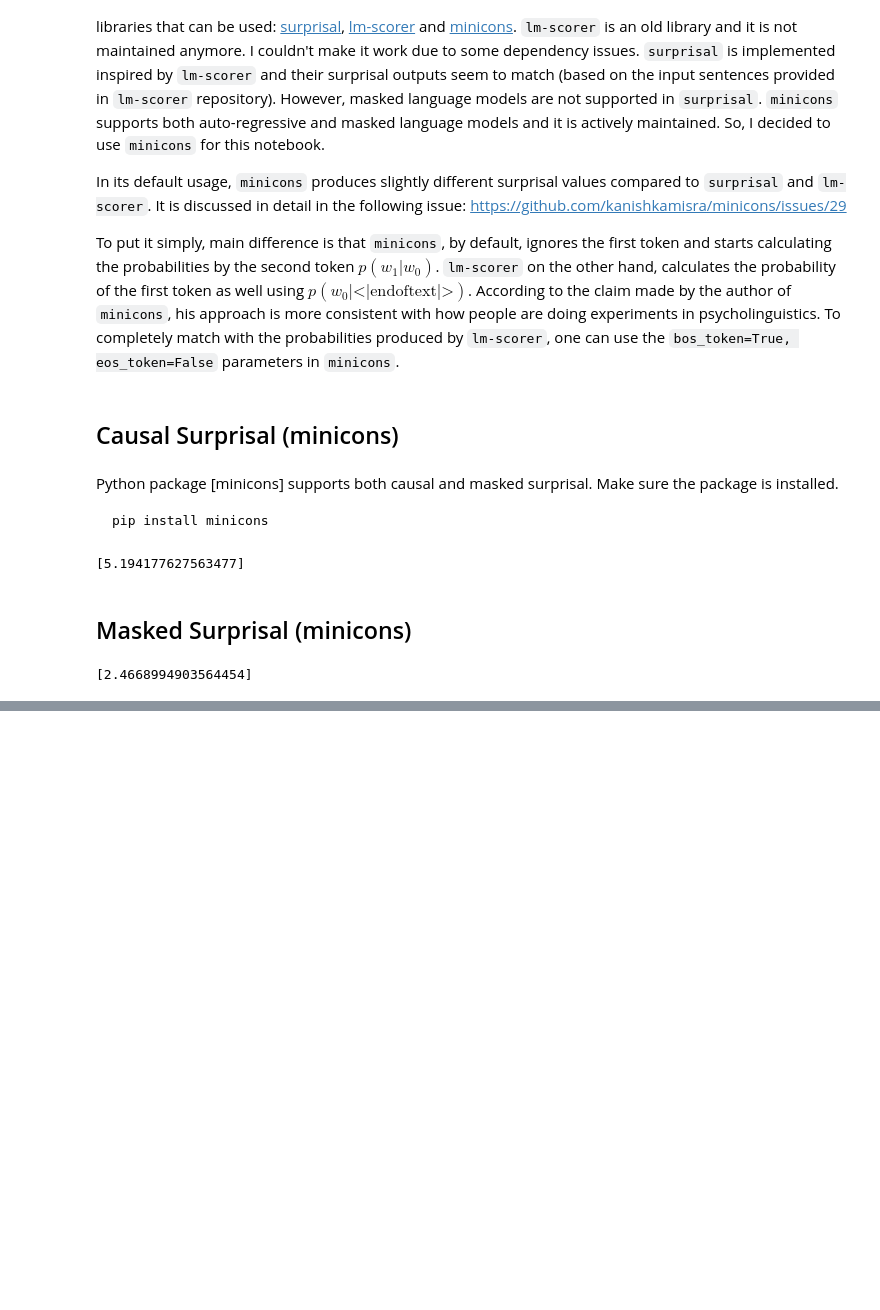
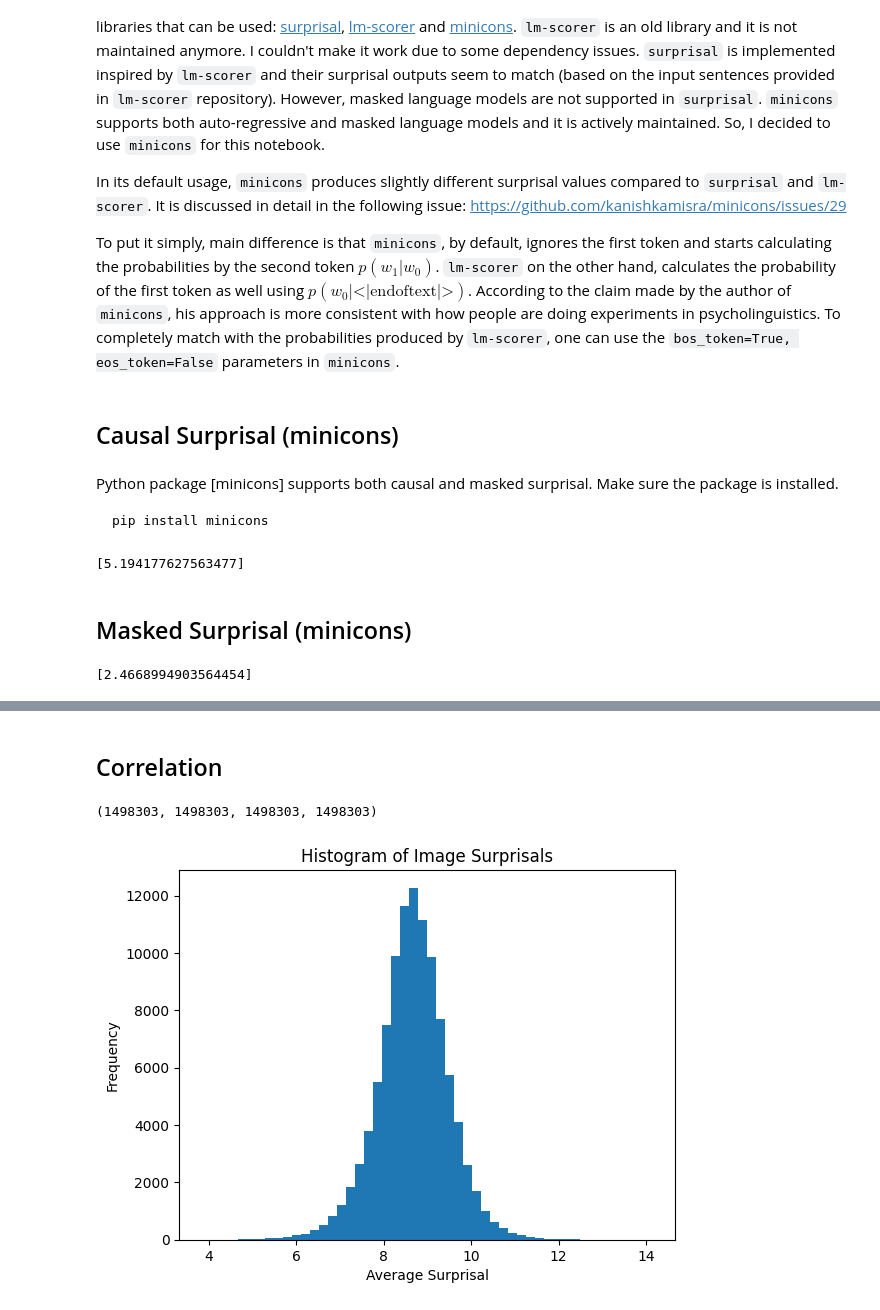
Before and after one commit to KarahanS/Visual-Genome-Python-Driver, a Jupyter notebook: notebooks/surprisal.ipynb, the cells around one changed output, grey strips where cells are left out. Drawn from its saved outputs; the diff is of its cells as text; code cells hidden in the pictures; blank space fills up the shorter version.

Commit message:
add notebooks for similarity and surprisal

```diff
--- a/notebooks/surprisal.ipynb
+++ b/notebooks/surprisal.ipynb
@@ -141,0 +268,5 @@ write(relationships,filename = "relationships (masked - minicons)")
+# %%
+for rel in relationships:
+    rel['subject'] = replace_special_characters(rel['subject'])
+    rel['predicate'] = replace_special_characters(rel['predicate'])
+    rel['object'] = replace_special_characters(rel['object'])
@@ -141,0 +275,44 @@ write(relationships,filename = "relationships (masked - minicons)")
+# %% [markdown]
+## Correlation
+# %%
+# read json relationships (incremental - minicons)
+import json
+
+with open('relationships (incremental - minicons).json', 'r') as f:
+    relationships_incremental = json.load(f)
+with open('relationships (masked - tokens).json', 'r') as f:
+    relationships_masked = json.load(f)
+with open('relationships (incremental - surprisal).json', 'r') as f:
+    relationships_incremental_bos = json.load(f)
+with open('relationships (masked).json', 'r') as f:
+    relationships_masked_overall = json.load(f)
+
+len(relationships_incremental), len(relationships_masked), len(relationships_incremental_bos), len(relationships_masked_overall)
+# %% [output]
+(1498303, 1498303, 1498303, 1498303)
+# %%
+def calculate_image_surprisal(relationships, key='average surprisal'):
+    image_surprisal = {}
+    for rel in relationships:
+        image_id = rel['image_id']
+        if image_id not in image_surprisal:
+            image_surprisal[image_id] = []
+        # Treat None as 0
+        value = rel[key] if rel[key] is not None else 0
+        image_surprisal[image_id].append(value)
+
+    # Calculate the average, ignoring Nones which are treated as 0
+    return {k: sum(v) / len(v) for k, v in image_surprisal.items()}
+# %%
+image_surprisals = calculate_image_surprisal(relationships_incremental)
+# %%
+# histogram of image surprisals
+import matplotlib.pyplot as plt
+
+plt.hist(image_surprisals.values(), bins=50)
+plt.xlabel('Average Surprisal')
+plt.ylabel('Frequency')
+plt.title('Histogram of Image Surprisals')
+plt.show()
+# %% [output]
+[figure, added]
```
Also changed, not shown: parts of 16 cells of this notebook, 4 other files.
